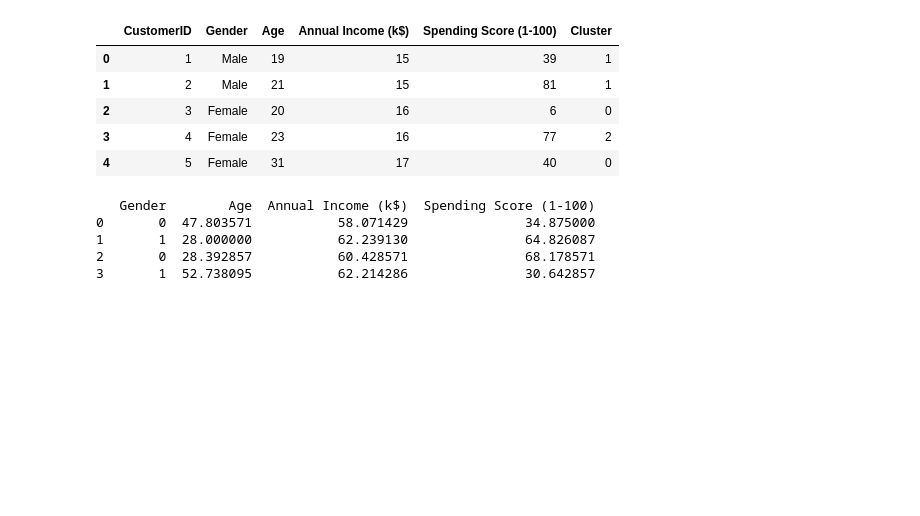
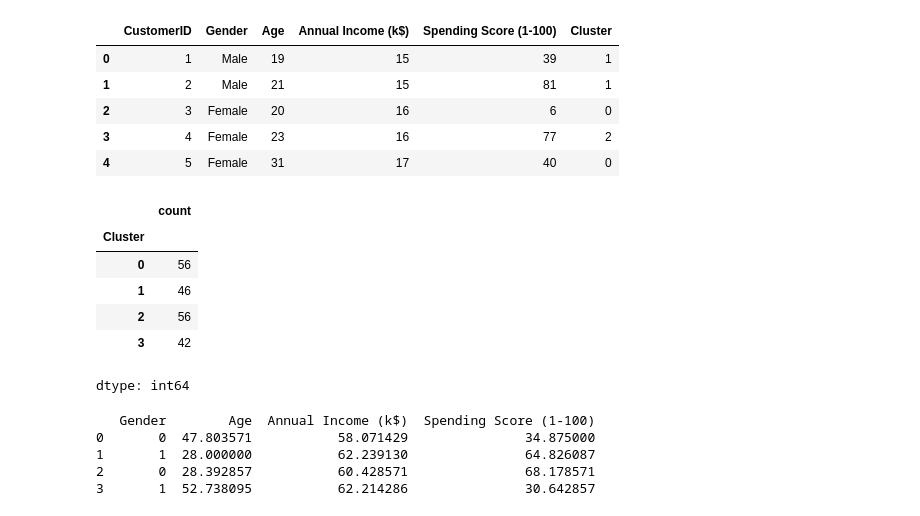
Before and after one commit to sbmccall/data-science-projects, a Jupyter notebook: customer-segmentation/notebooks/Mall_Customer_Segmentation.ipynb, the cells around one changed output. Cells and saved outputs as stored; diff of their text form; code cells hidden in the pictures; blank space fills up the shorter version.

Commit message:
Made small edit to notebook introducing counts of the segment sizes.

```diff
--- a/customer-segmentation/notebooks/Mall_Customer_Segmentation.ipynb
+++ b/customer-segmentation/notebooks/Mall_Customer_Segmentation.ipynb
@@ -457,6 +466,16 @@ df.head()
 | 2 | 3 | Female | 20 | 16 | 6 | 0 |
 | 3 | 4 | Female | 23 | 16 | 77 | 2 |
 | 4 | 5 | Female | 31 | 17 | 40 | 0 |
+# %%
+df.Cluster.value_counts().sort_index(ascending=True)
+# %% [output]
+|  | count |
+| Cluster |  |
+| 0 | 56 |
+| 1 | 46 |
+| 2 | 56 |
+| 3 | 42 |
+dtype: int64
 # %%
 # Get cluster centers in scaled form
 cluster_centers = kmeans.cluster_centers_
```
Also changed, not shown: parts of 3 cells of this notebook.
